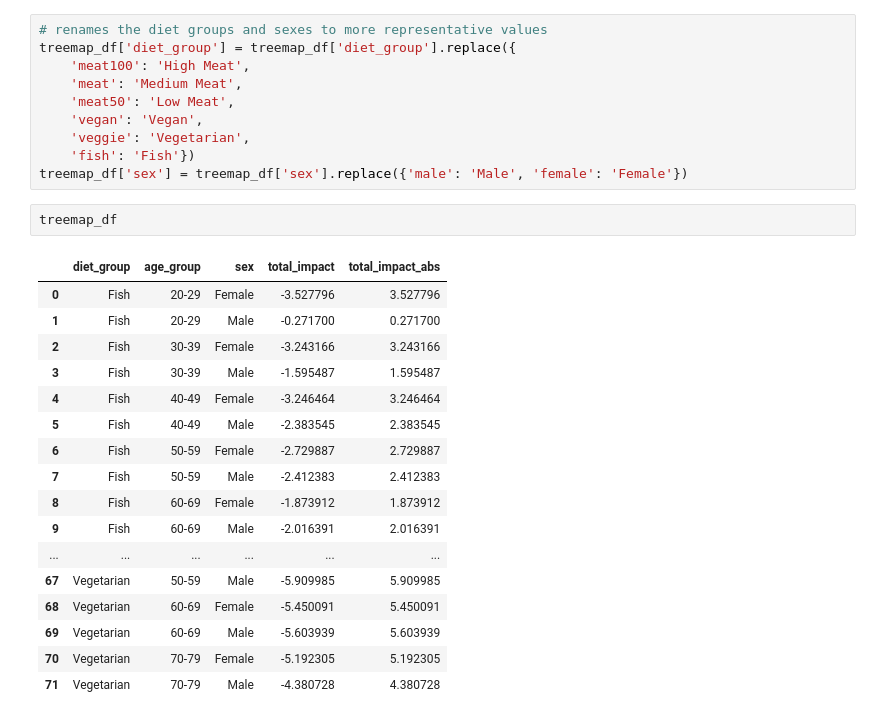
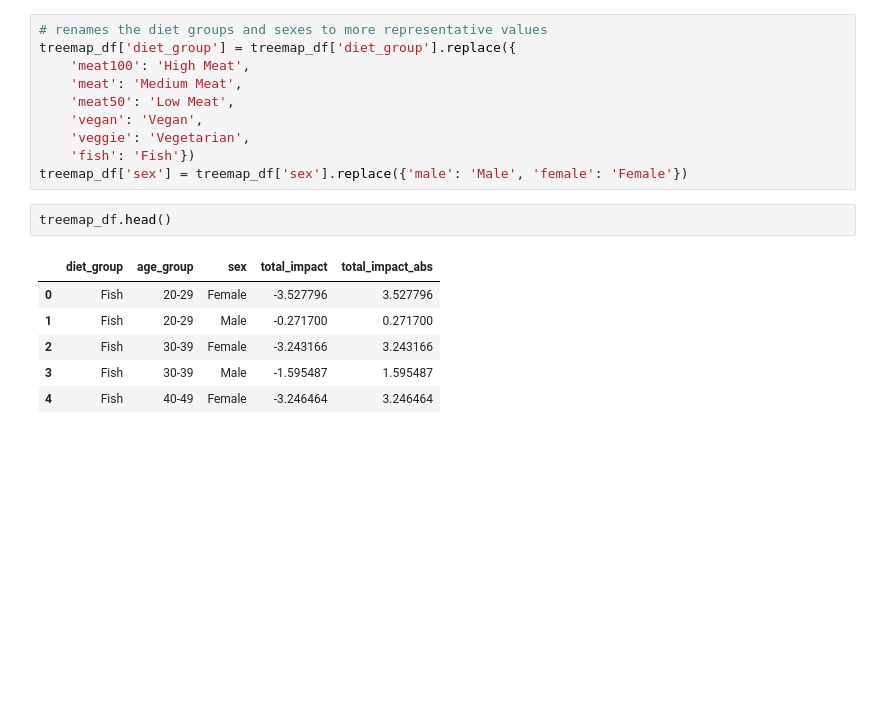
Before and after one commit to kr4m123/COMP4037-Coursework-2, a Jupyter notebook: Supporting Code/treemap_graphs_separate.ipynb, the cells around one changed output. Saved outputs shown, nothing was run; the diff lists cells and outputs as text; blank space fills up the shorter version.

```diff
--- a/Supporting Code/treemap_graphs_separate.ipynb
+++ b/Supporting Code/treemap_graphs_separate.ipynb
@@ -82,25 +82,14 @@ treemap_df['diet_group'] = treemap_df['diet_group'].replace({
     'fish': 'Fish'})
 treemap_df['sex'] = treemap_df['sex'].replace({'male': 'Male', 'female': 'Female'})
 # %%
-treemap_df
+treemap_df.head()
 # %% [output]
 |  | diet_group | age_group | sex | total_impact | total_impact_abs |
 | 0 | Fish | 20-29 | Female | -3.527796 | 3.527796 |
 | 1 | Fish | 20-29 | Male | -0.271700 | 0.271700 |
 | 2 | Fish | 30-39 | Female | -3.243166 | 3.243166 |
 | 3 | Fish | 30-39 | Male | -1.595487 | 1.595487 |
 | 4 | Fish | 40-49 | Female | -3.246464 | 3.246464 |
-| 5 | Fish | 40-49 | Male | -2.383545 | 2.383545 |
-| 6 | Fish | 50-59 | Female | -2.729887 | 2.729887 |
-| 7 | Fish | 50-59 | Male | -2.412383 | 2.412383 |
-| 8 | Fish | 60-69 | Female | -1.873912 | 1.873912 |
-| 9 | Fish | 60-69 | Male | -2.016391 | 2.016391 |
-| ... | ... | ... | ... | ... | ... |
-| 67 | Vegetarian | 50-59 | Male | -5.909985 | 5.909985 |
-| 68 | Vegetarian | 60-69 | Female | -5.450091 | 5.450091 |
-| 69 | Vegetarian | 60-69 | Male | -5.603939 | 5.603939 |
-| 70 | Vegetarian | 70-79 | Female | -5.192305 | 5.192305 |
-| 71 | Vegetarian | 70-79 | Male | -4.380728 | 4.380728 |
 # %%
 # creates the treemap
 # hierarchy: diet group -> age group -> sex
```
Also changed, not shown: parts of 2 cells of this notebook, 5 other files.
